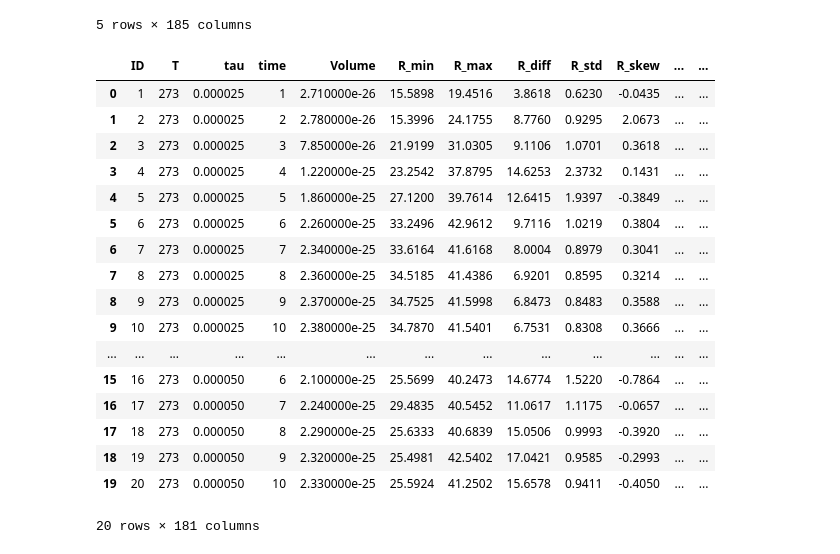
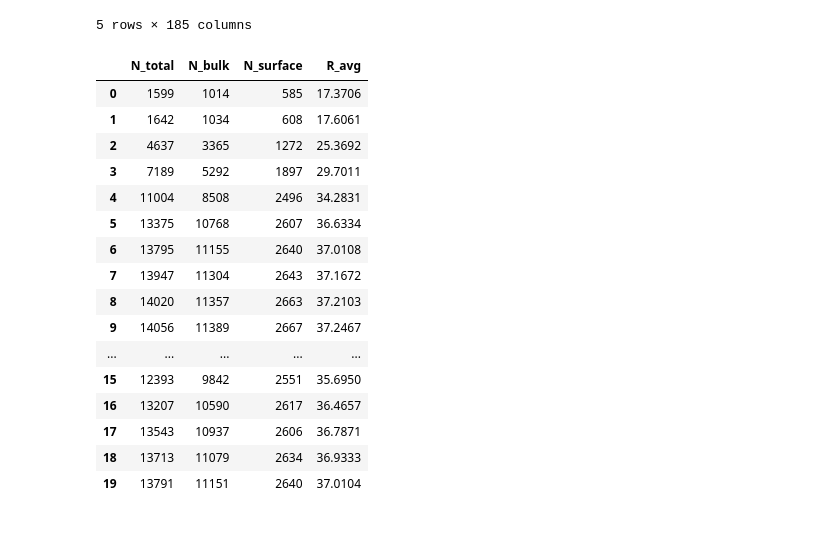
Before and after one commit to Manuja001/Deep_Learning, a Jupyter notebook: Lab01_Task2.ipynb, the cells around one changed output. Drawn from its saved outputs; the diff is of its cells as text; code cells hidden in the pictures.

```diff
--- a/Lab01_Task2.ipynb
+++ b/Lab01_Task2.ipynb
@@ -17,24 +19,23 @@ df.head(5)
 | 4 | 5 | 273 | 0.000025 | 5 | 11004 | 8508 | 2496 | 1.860000e-25 | 27.1200 | 39.7614 | ... | ... |
 5 rows × 185 columns
 # %%
-df_filter = df.drop(columns=["N_total", "N_bulk", "N_surface" ,"R_avg"])
+df_filter = df[["N_total", "N_bulk", "N_surface" ,"R_avg"]]
 df_filter.head(20)
 # %% [output]
-|  | ID | T | tau | time | Volume | R_min | R_max | R_diff | R_std | R_skew | ... | ... |
-| 0 | 1 | 273 | 0.000025 | 1 | 2.710000e-26 | 15.5898 | 19.4516 | 3.8618 | 0.6230 | -0.0435 | ... | ... |
-| 1 | 2 | 273 | 0.000025 | 2 | 2.780000e-26 | 15.3996 | 24.1755 | 8.7760 | 0.9295 | 2.0673 | ... | ... |
-| 2 | 3 | 273 | 0.000025 | 3 | 7.850000e-26 | 21.9199 | 31.0305 | 9.1106 | 1.0701 | 0.3618 | ... | ... |
-| 3 | 4 | 273 | 0.000025 | 4 | 1.220000e-25 | 23.2542 | 37.8795 | 14.6253 | 2.3732 | 0.1431 | ... | ... |
-| 4 | 5 | 273 | 0.000025 | 5 | 1.860000e-25 | 27.1200 | 39.7614 | 12.6415 | 1.9397 | -0.3849 | ... | ... |
-| 5 | 6 | 273 | 0.000025 | 6 | 2.260000e-25 | 33.2496 | 42.9612 | 9.7116 | 1.0219 | 0.3804 | ... | ... |
-| 6 | 7 | 273 | 0.000025 | 7 | 2.340000e-25 | 33.6164 | 41.6168 | 8.0004 | 0.8979 | 0.3041 | ... | ... |
-| 7 | 8 | 273 | 0.000025 | 8 | 2.360000e-25 | 34.5185 | 41.4386 | 6.9201 | 0.8595 | 0.3214 | ... | ... |
-| 8 | 9 | 273 | 0.000025 | 9 | 2.370000e-25 | 34.7525 | 41.5998 | 6.8473 | 0.8483 | 0.3588 | ... | ... |
-| 9 | 10 | 273 | 0.000025 | 10 | 2.380000e-25 | 34.7870 | 41.5401 | 6.7531 | 0.8308 | 0.3666 | ... | ... |
-| ... | ... | ... | ... | ... | ... | ... | ... | ... | ... | ... | ... | ... |
-| 15 | 16 | 273 | 0.000050 | 6 | 2.100000e-25 | 25.5699 | 40.2473 | 14.6774 | 1.5220 | -0.7864 | ... | ... |
-| 16 | 17 | 273 | 0.000050 | 7 | 2.240000e-25 | 29.4835 | 40.5452 | 11.0617 | 1.1175 | -0.0657 | ... | ... |
-| 17 | 18 | 273 | 0.000050 | 8 | 2.290000e-25 | 25.6333 | 40.6839 | 15.0506 | 0.9993 | -0.3920 | ... | ... |
-| 18 | 19 | 273 | 0.000050 | 9 | 2.320000e-25 | 25.4981 | 42.5402 | 17.0421 | 0.9585 | -0.2993 | ... | ... |
-| 19 | 20 | 273 | 0.000050 | 10 | 2.330000e-25 | 25.5924 | 41.2502 | 15.6578 | 0.9411 | -0.4050 | ... | ... |
+|  | N_total | N_bulk | N_surface | R_avg |
+| 0 | 1599 | 1014 | 585 | 17.3706 |
+| 1 | 1642 | 1034 | 608 | 17.6061 |
+| 2 | 4637 | 3365 | 1272 | 25.3692 |
+| 3 | 7189 | 5292 | 1897 | 29.7011 |
+| 4 | 11004 | 8508 | 2496 | 34.2831 |
+| 5 | 13375 | 10768 | 2607 | 36.6334 |
+| 6 | 13795 | 11155 | 2640 | 37.0108 |
+| 7 | 13947 | 11304 | 2643 | 37.1672 |
+| 8 | 14020 | 11357 | 2663 | 37.2103 |
+| 9 | 14056 | 11389 | 2667 | 37.2467 |
+| ... | ... | ... | ... | ... |
+| 15 | 12393 | 9842 | 2551 | 35.6950 |
+| 16 | 13207 | 10590 | 2617 | 36.4657 |
+| 17 | 13543 | 10937 | 2606 | 36.7871 |
+| 18 | 13713 | 11079 | 2634 | 36.9333 |
+| 19 | 13791 | 11151 | 2640 | 37.0104 |
-20 rows × 181 columns
```
Also changed, not shown: parts of 9 cells of this notebook.
